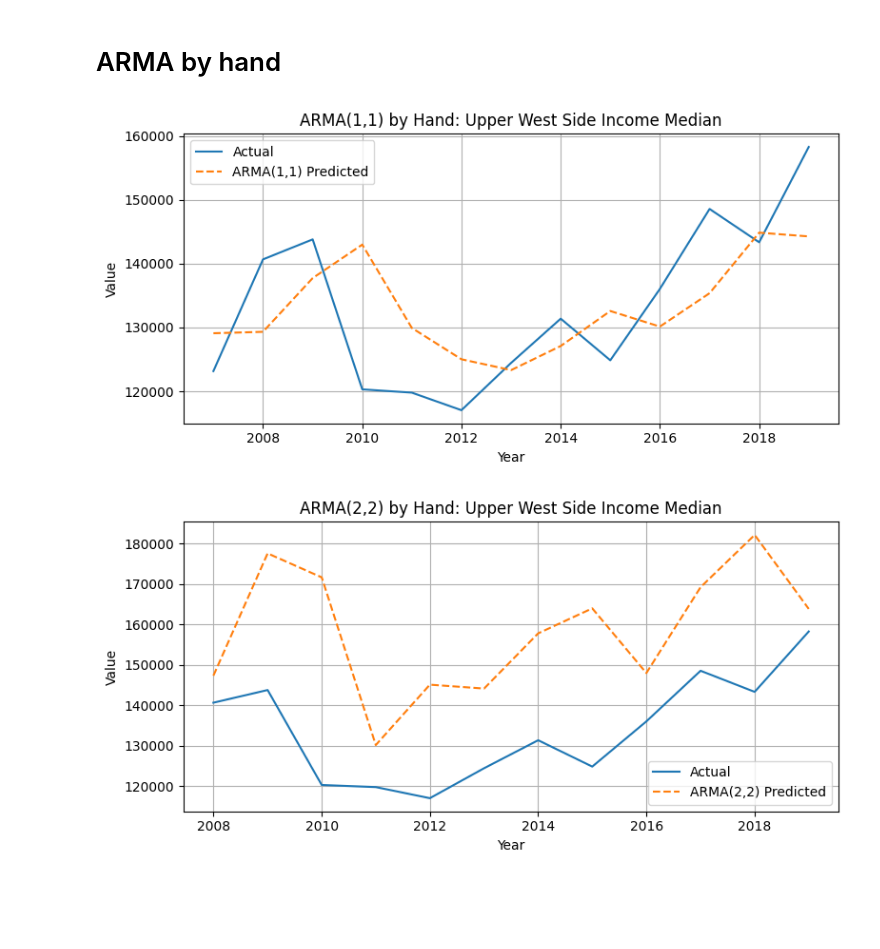
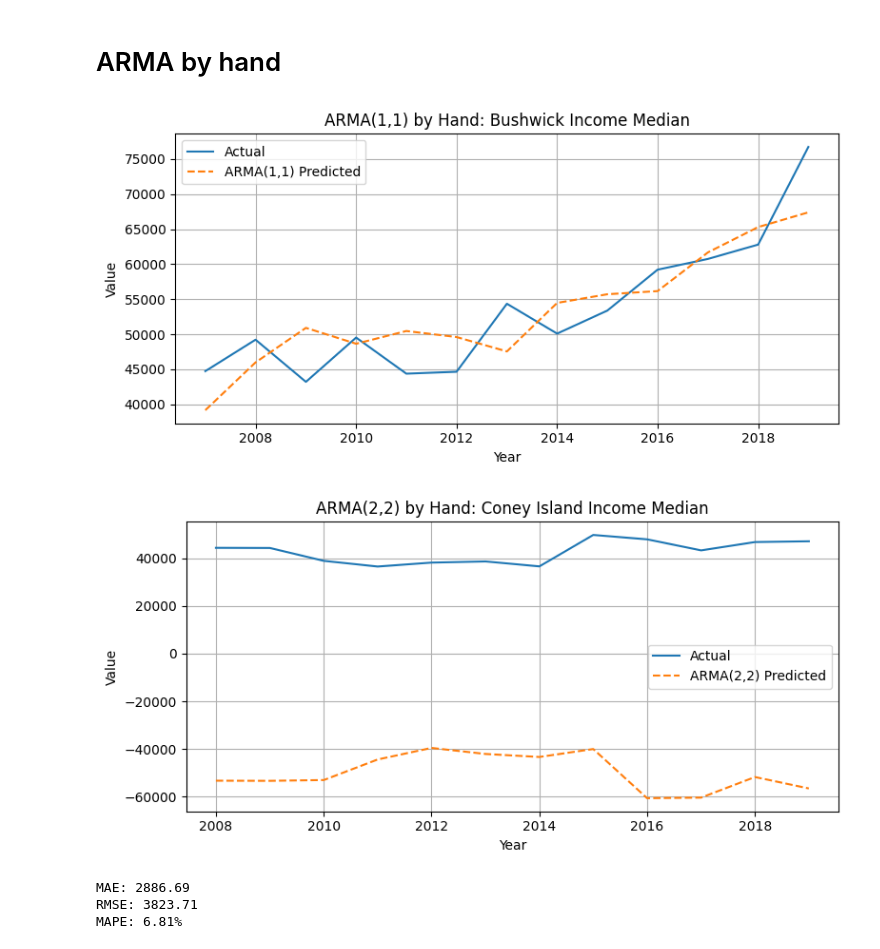
Before and after one commit to tylermck101/ml2finalproj, a Jupyter notebook: data.ipynb, the cells around one changed output. Drawn from its saved outputs; the diff is of its cells as text; code cells hidden in the pictures; blank space fills up the shorter version.

```diff
--- a/data.ipynb
+++ b/data.ipynb
@@ -356,7 +356,7 @@ plt.show()
 # %% [markdown]
 # ARMA by hand
 # %%
-area = "Upper West Side"
+area = "Coney Island"
 prefix = "income_median_"
 cols = [col for col in merged_df.columns if col.startswith(prefix)]
 subset = merged_df[merged_df["Sub-Borough Area"] == area][cols].T
@@ -397,34 +397,59 @@ def fit_arma_hand(df, area, prefix, p=1, q=1, start_year=2005, end_year=2019, pl
     # Design matrix
     features = [f"y_lag{i}" for i in range(1, p + 1)] + [f"resid_lag{i}" for i in range(1, q + 1)]
     X = subset[features].values
     y = subset["y"].values.reshape(-1, 1)
     X_design = np.hstack([X, np.ones((X.shape[0], 1))])  # Add intercept
 
     # OLS solution
     w = np.linalg.inv(X_design.T @ X_design) @ (X_design.T @ y)
     weights = dict(zip(features + ["intercept"], w.flatten()))
 
     # Predict
     y_pred = X_design @ w
     subset["y_pred"] = y_pred
 
     if plot:
         plt.figure(figsize=(8, 4))
         plt.plot(subset.index, subset["y"], label="Actual")
         plt.plot(subset.index, subset["y_pred"], linestyle="--", label=f"ARMA({p},{q}) Predicted")
         plt.xlabel("Year")
         plt.ylabel("Value")
         plt.title(f"ARMA({p},{q}) by Hand: {area} {prefix[:-1].replace('_', ' ').title()}")
         plt.legend()
         plt.grid()
         plt.tight_layout()
         plt.show()
 
     return weights, subset
 
 # Run both models
-w_11, df_11 = fit_arma_hand(df=merged_df, area="Upper West Side", prefix="income_median_", p=1, q=1)
-w_22, df_22 = fit_arma_hand(df=merged_df, area="Upper West Side", prefix="income_median_", p=2, q=2)
+w_11, df_11 = fit_arma_hand(df=merged_df, area="Bushwick", prefix="income_median_", p=1, q=1)
+w_22, df_22 = fit_arma_hand(df=merged_df, area="Coney Island", prefix="income_median_", p=2, q=2)
 # %% [output]
-[figure, old version]
+[figure, new version]
-[figure, old version]
+[figure, new version]
+# %%
+from sklearn.metrics import mean_absolute_error, mean_squared_error
+import numpy as np
+
+# Extract actual and predicted values
+y_true = df_11["y"].values
+y_pred = df_11["y_pred"].values
+
+# Mean Absolute Error
+mae = mean_absolute_error(y_true, y_pred)
+
+# Root Mean Squared Error
+rmse = mean_squared_error(y_true, y_pred, squared=False)
+
+# Mean Absolute Percentage Error
+mape = np.mean(np.abs((y_true - y_pred) / y_true)) * 100
+
+# Print results
+print(f"MAE: {mae:.2f}")
+print(f"RMSE: {rmse:.2f}")
+print(f"MAPE: {mape:.2f}%")
+# %% [output]
+MAE: 2886.69
+RMSE: 3823.71
+MAPE: 6.81%
```
Also changed, not shown: parts of 3 cells of this notebook, 19 other files.
